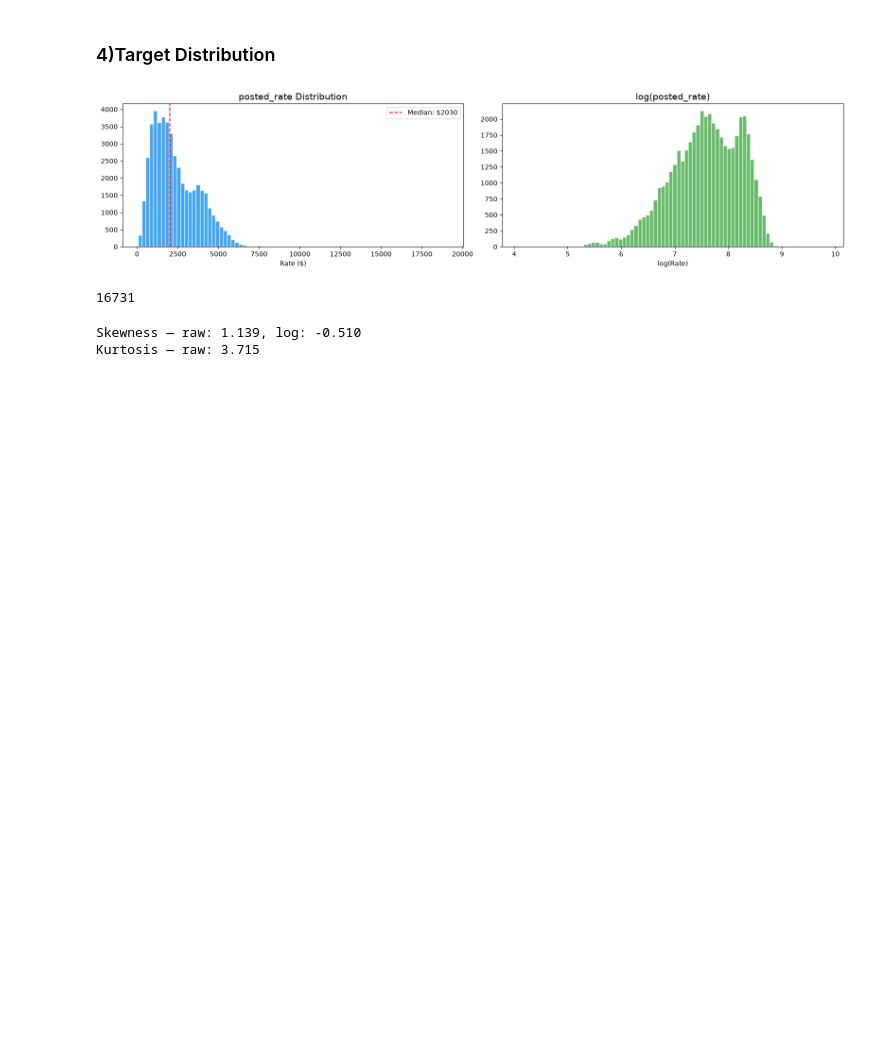
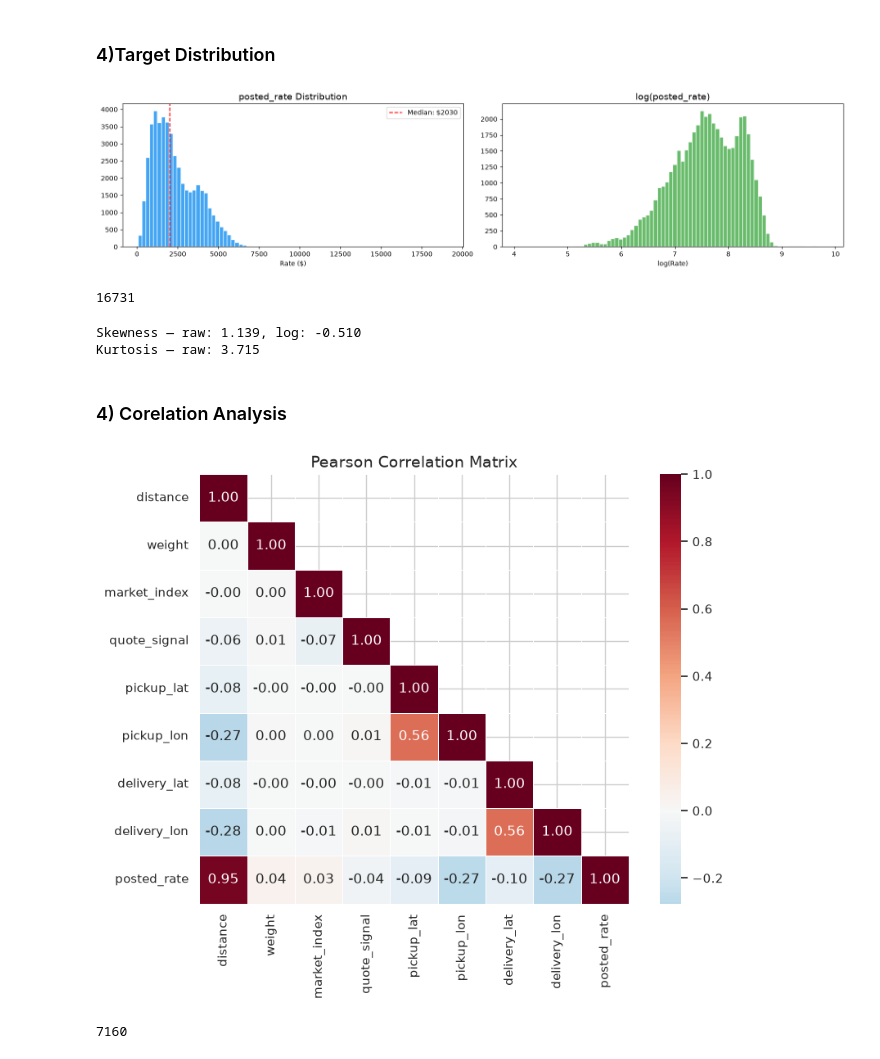
Before and after one commit to Sheild007/freight-rate-prediction, a Jupyter notebook: notebooks/eda.ipynb, the cells around one changed output. Drawn from its saved outputs; the diff is of its cells as text; code cells hidden in the pictures; blank space fills up the shorter version.

Commit message:
feat: corelation analysis

```diff
--- a/notebooks/eda.ipynb
+++ b/notebooks/eda.ipynb
@@ -6,9 +6,12 @@ import numpy as np
 import matplotlib
 import matplotlib.pyplot as plt
 import warnings
+import seaborn as sns
 import gc
 warnings.filterwarnings("ignore")
 
+sns.set_theme(style="whitegrid", palette="muted")
+
 plt.rcParams.update({"figure.figsize": (12, 5), "figure.dpi": 100, "axes.titlesize": 14})
 # %%
 DATA_PATH = "../train-test.csv"
@@ -268,3 +271,17 @@ print(f"Kurtosis — raw: {df['posted_rate'].kurtosis():.3f}")
 # %% [output]
 Skewness — raw: 1.139, log: -0.510
 Kurtosis — raw: 3.715
+# %% [markdown]
+### 4) Corelation Analysis
+# %%
+numeric_cols = ["distance", "weight", "market_index", "quote_signal",
+                "pickup_lat", "pickup_lon", "delivery_lat", "delivery_lon", "posted_rate"]
+corr = df[numeric_cols].corr()
+fig, ax = plt.subplots(figsize=(9, 7))
+mask = np.triu(np.ones_like(corr, dtype=bool), k=1)
+sns.heatmap(corr, mask=mask, annot=True, fmt=".2f", cmap="RdBu_r", center=0,square=True, linewidths=0.5, ax=ax)
+ax.set_title("Pearson Correlation Matrix")
+plt.tight_layout(); plt.show(); plt.close("all"); gc.collect()
+# %% [output]
+[figure, added]
+7160
```
